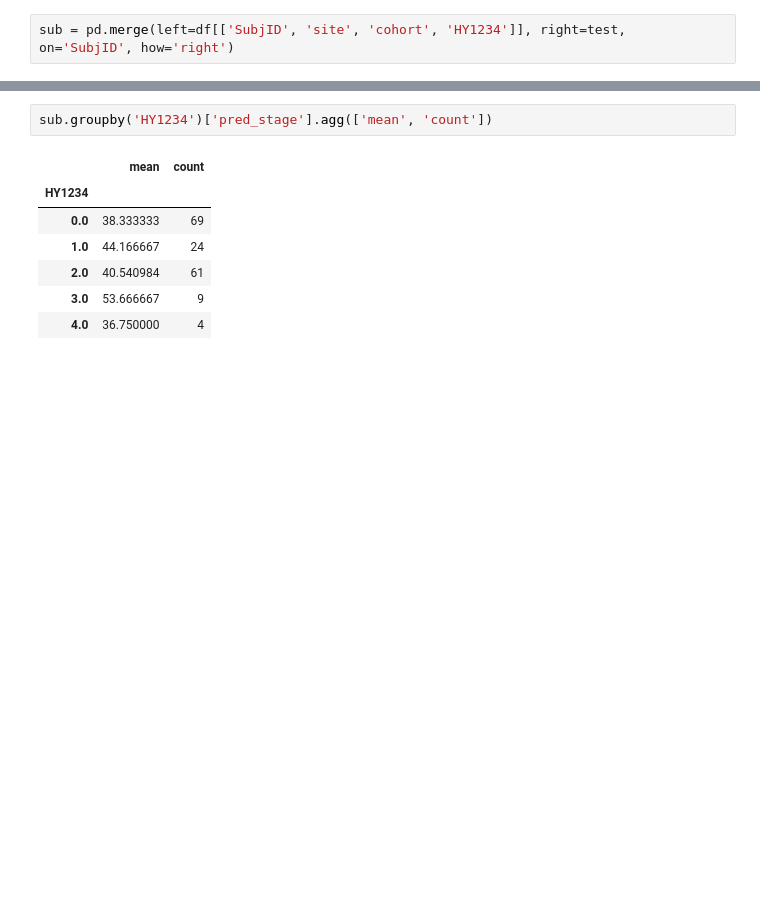
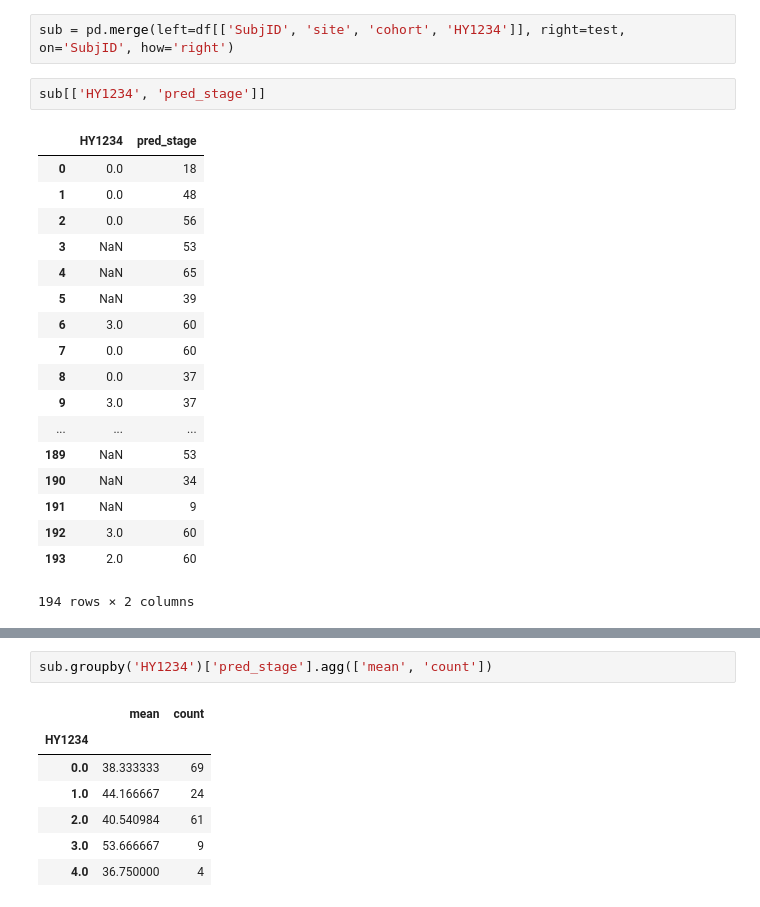
Before and after one commit to kurmukovai/ebm-progression, a Jupyter notebook: notebooks/1_testing.ipynb, the cells around one changed output, grey strips where cells are left out. Drawn from its saved outputs; the diff is of its cells as text; blank space fills up the shorter version.

```diff
--- a/notebooks/1_testing.ipynb
+++ b/notebooks/1_testing.ipynb
@@ -38,2 +52,23 @@ test['pred_stage'] = stage
 # %%
 sub = pd.merge(left=df[['SubjID', 'site', 'cohort', 'HY1234']], right=test, on='SubjID', how='right')
+# %%
+sub[['HY1234', 'pred_stage']]
+# %% [output]
+|  | HY1234 | pred_stage |
+| 0 | 0.0 | 18 |
+| 1 | 0.0 | 48 |
+| 2 | 0.0 | 56 |
+| 3 | NaN | 53 |
+| 4 | NaN | 65 |
+| 5 | NaN | 39 |
+| 6 | 3.0 | 60 |
+| 7 | 0.0 | 60 |
+| 8 | 0.0 | 37 |
+| 9 | 3.0 | 37 |
+| ... | ... | ... |
+| 189 | NaN | 53 |
+| 190 | NaN | 34 |
+| 191 | NaN | 9 |
+| 192 | 3.0 | 60 |
+| 193 | 2.0 | 60 |
+194 rows × 2 columns
```
Also changed, not shown: parts of 19 cells of this notebook, 1 other file.
